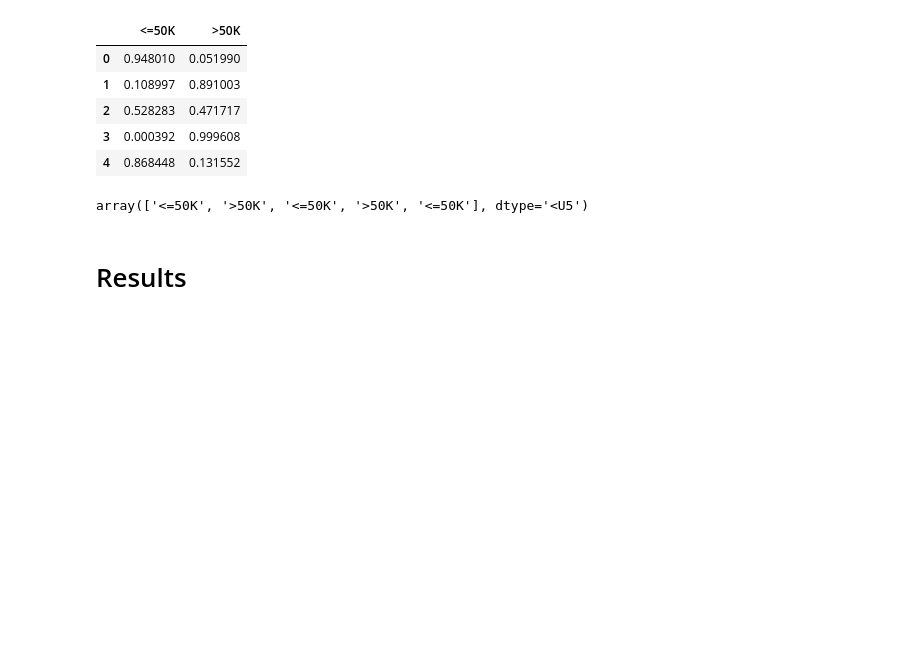
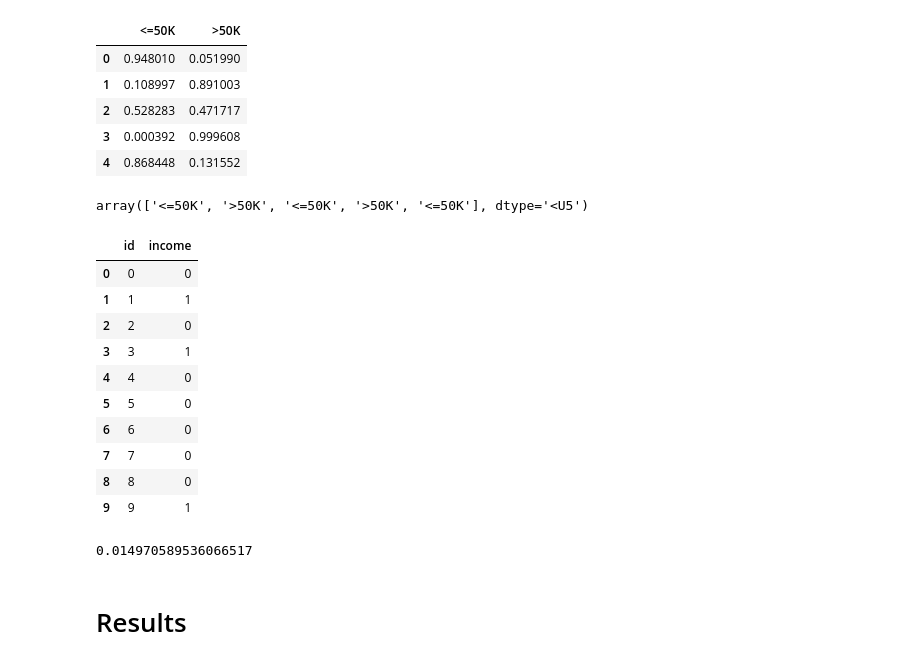
Before and after one commit to shane-kercheval/udacity, a Jupyter notebook: data_scientist_nanodegree/projects/p1_charityml/custom/oo-learning tuning XGB.ipynb, the cells around one changed output. Cells and saved outputs as stored; diff of their text form; code cells hidden in the pictures; blank space fills up the shorter version.

```diff
--- a/data_scientist_nanodegree/projects/p1_charityml/custom/oo-learning tuning XGB.ipynb
+++ b/data_scientist_nanodegree/projects/p1_charityml/custom/oo-learning tuning XGB.ipynb
@@ -335,5 +341,20 @@ class_predictions = test_converter.convert(predictions)
 class_predictions[0:5]
 # %% [output]
 array(['<=50K', '>50K', '<=50K', '>50K', '<=50K'], dtype='<U5')
+# %%
+previous_predictions = pd.read_csv('submission_5_xgb.csv')
+previous_predictions.head(10)
+# %% [output]
+|  | id | income |
+| 0 | 0 | 0 |
+| 1 | 1 | 1 |
+| 2 | 2 | 0 |
+| 3 | 3 | 1 |
+| 4 | 4 | 0 |
+| 5 | 5 | 0 |
+| 6 | 6 | 0 |
+| 7 | 7 | 0 |
+| 8 | 8 | 0 |
+| 9 | 9 | 1 |
 # %%
 income_value = [0 if x == '<=50K' else 1 for x in class_predictions]
@@ -342,3 +363,9 @@ pd.DataFrame({'id': indexes, 'income': income_value}).to_csv('submission_5_xgb.c
+# %%
+# e.g. lower threshold will change 0's to 1's so new - previous will give number predictions that changed to 1
+difference = new_predictions.income - previous_predictions.income
+difference.sum() / len(difference)
+# %% [output]
+0.014970589536066517
 # %% [markdown]
 # Results
 # %% [markdown]
```
Also changed, not shown: parts of 5 cells of this notebook, 1 other file.
